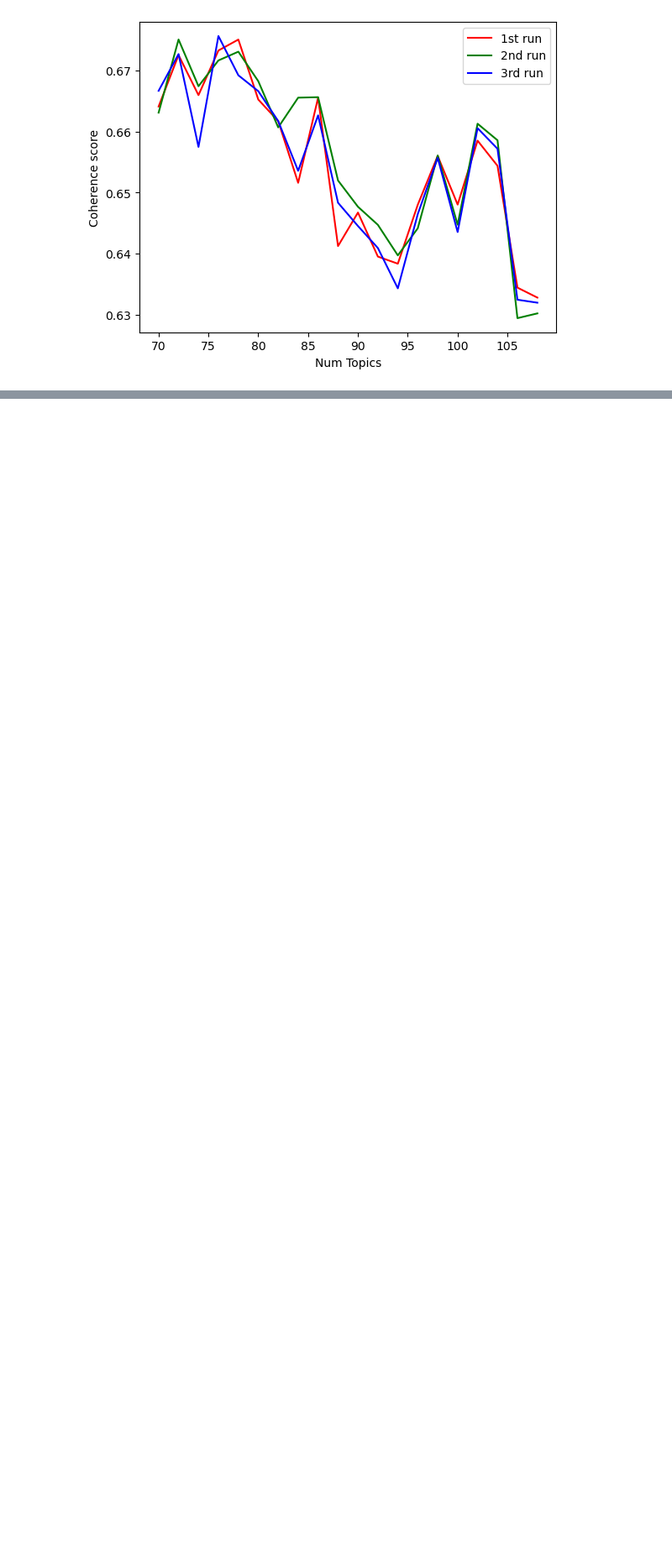
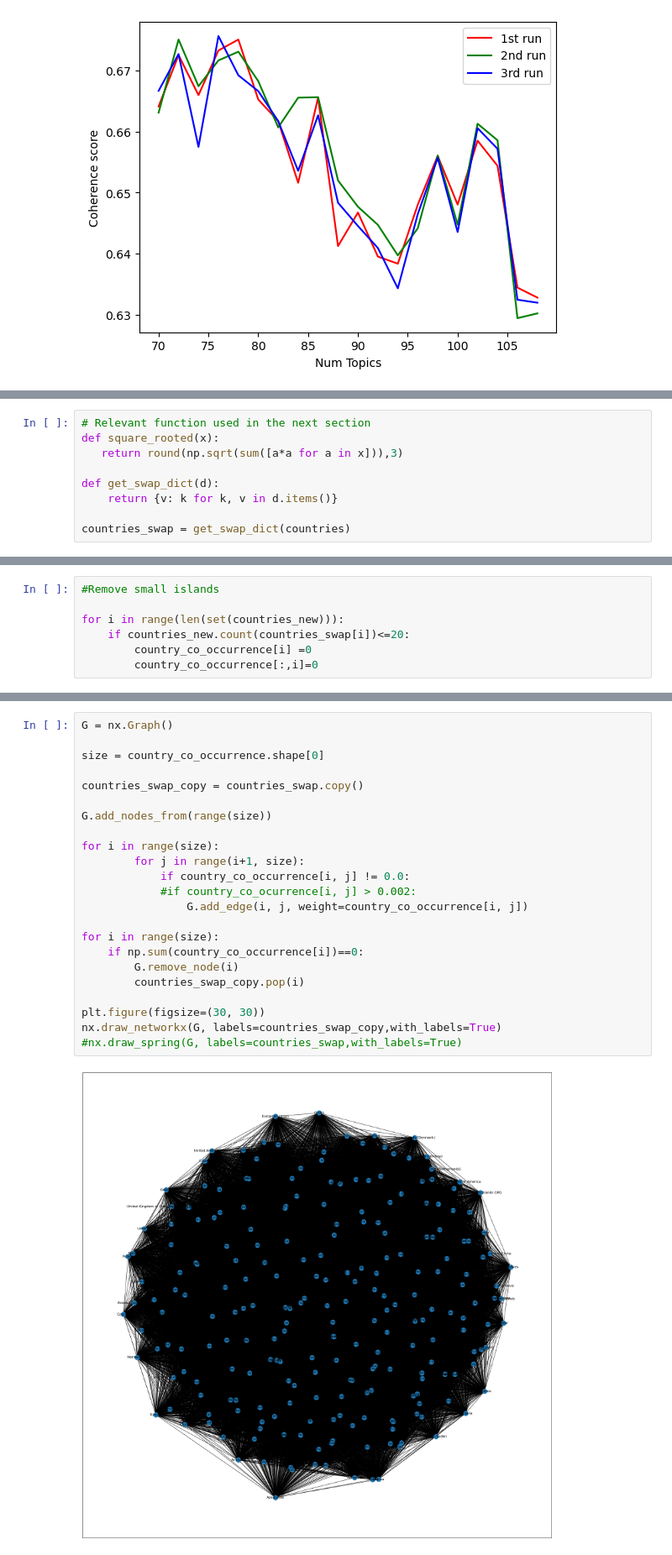
Before and after one commit to gustavn19/Fagprojekt, a Jupyter notebook: js_LDA.ipynb, the cells around one changed output, grey strips where cells are left out. Shown at 84% size. Drawn from its saved outputs; the diff is of its cells as text; blank space fills up the shorter version.

```diff
--- a/js_LDA.ipynb
+++ b/js_LDA.ipynb
@@ -356,0 +395,9 @@ test. contains specific words jonathan, gustav jacob
+# %%
+# Relevant function used in the next section
+def square_rooted(x):
+   return round(np.sqrt(sum([a*a for a in x])),3)
+
+def get_swap_dict(d):
+    return {v: k for k, v in d.items()}
+
+countries_swap = get_swap_dict(countries)
@@ -356,0 +428,7 @@ test. contains specific words jonathan, gustav jacob
+# %%
+#Remove small islands
+
+for i in range(len(set(countries_new))):
+    if countries_new.count(countries_swap[i])<=20:
+        country_co_occurrence[i] =0
+        country_co_occurrence[:,i]=0
@@ -356,0 +443,25 @@ test. contains specific words jonathan, gustav jacob
+# %%
+G = nx.Graph()
+
+size = country_co_occurrence.shape[0]
+
+countries_swap_copy = countries_swap.copy()
+
+G.add_nodes_from(range(size))
+
+for i in range(size):
+        for j in range(i+1, size):
+            if country_co_occurrence[i, j] != 0.0:
+            #if country_co_ocurrence[i, j] > 0.002:
+                G.add_edge(i, j, weight=country_co_occurrence[i, j])
+
+for i in range(size):
+    if np.sum(country_co_occurrence[i])==0:
+        G.remove_node(i)
+        countries_swap_copy.pop(i)
+
+plt.figure(figsize=(30, 30))
+nx.draw_networkx(G, labels=countries_swap_copy,with_labels=True)
+#nx.draw_spring(G, labels=countries_swap,with_labels=True)
+# %% [output]
+[figure, added]
```
Also changed, not shown: parts of 18 cells of this notebook, 1 other file.
